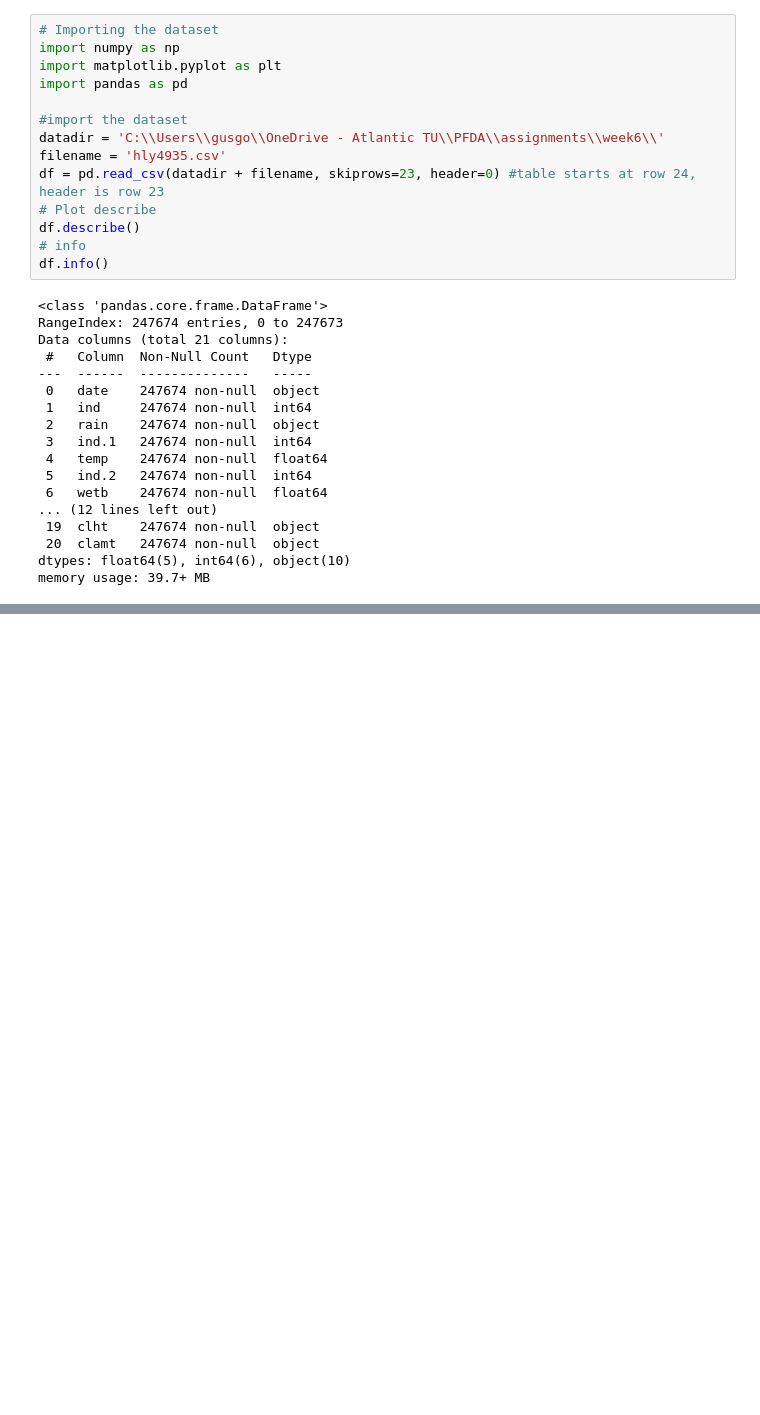
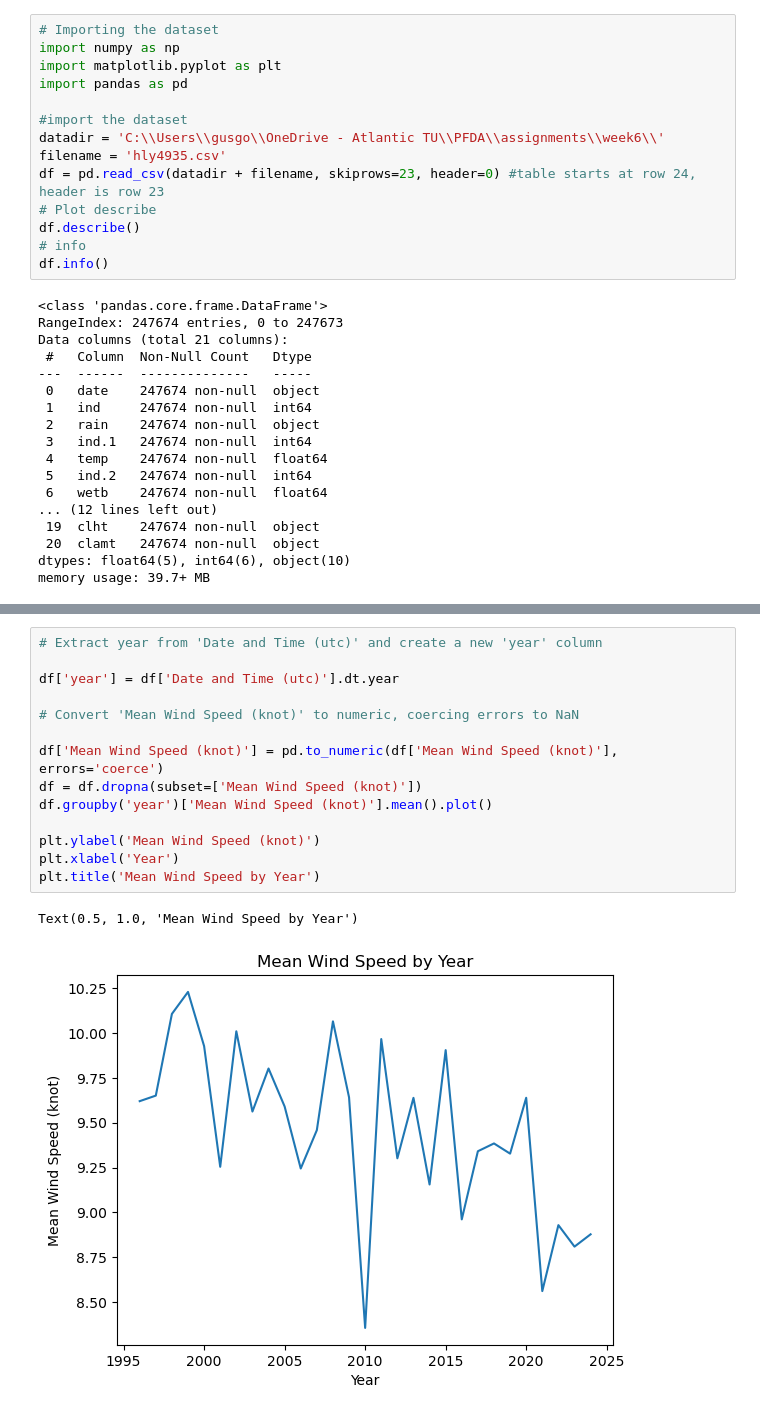
Before and after one commit to gusgoes/PFDA, a Jupyter notebook: assignments/week6/assignment_6_Weather.ipynb, the cells around one changed output, grey strips where cells are left out. Cells and saved outputs as stored; diff of their text form; blank space fills up the shorter version.

```diff
--- a/assignments/week6/assignment_6_Weather.ipynb
+++ b/assignments/week6/assignment_6_Weather.ipynb
@@ -60,0 +150,17 @@ KeyError: 'DATE'
+# %%
+# Extract year from 'Date and Time (utc)' and create a new 'year' column
+
+df['year'] = df['Date and Time (utc)'].dt.year
+
+# Convert 'Mean Wind Speed (knot)' to numeric, coercing errors to NaN
+
+df['Mean Wind Speed (knot)'] = pd.to_numeric(df['Mean Wind Speed (knot)'], errors='coerce')
+df = df.dropna(subset=['Mean Wind Speed (knot)'])
+df.groupby('year')['Mean Wind Speed (knot)'].mean().plot()
+
+plt.ylabel('Mean Wind Speed (knot)')
+plt.xlabel('Year')
+plt.title('Mean Wind Speed by Year')
+# %% [output]
+Text(0.5, 1.0, 'Mean Wind Speed by Year')
+[figure, added]
```
Also changed, not shown: parts of 9 cells of this notebook.
